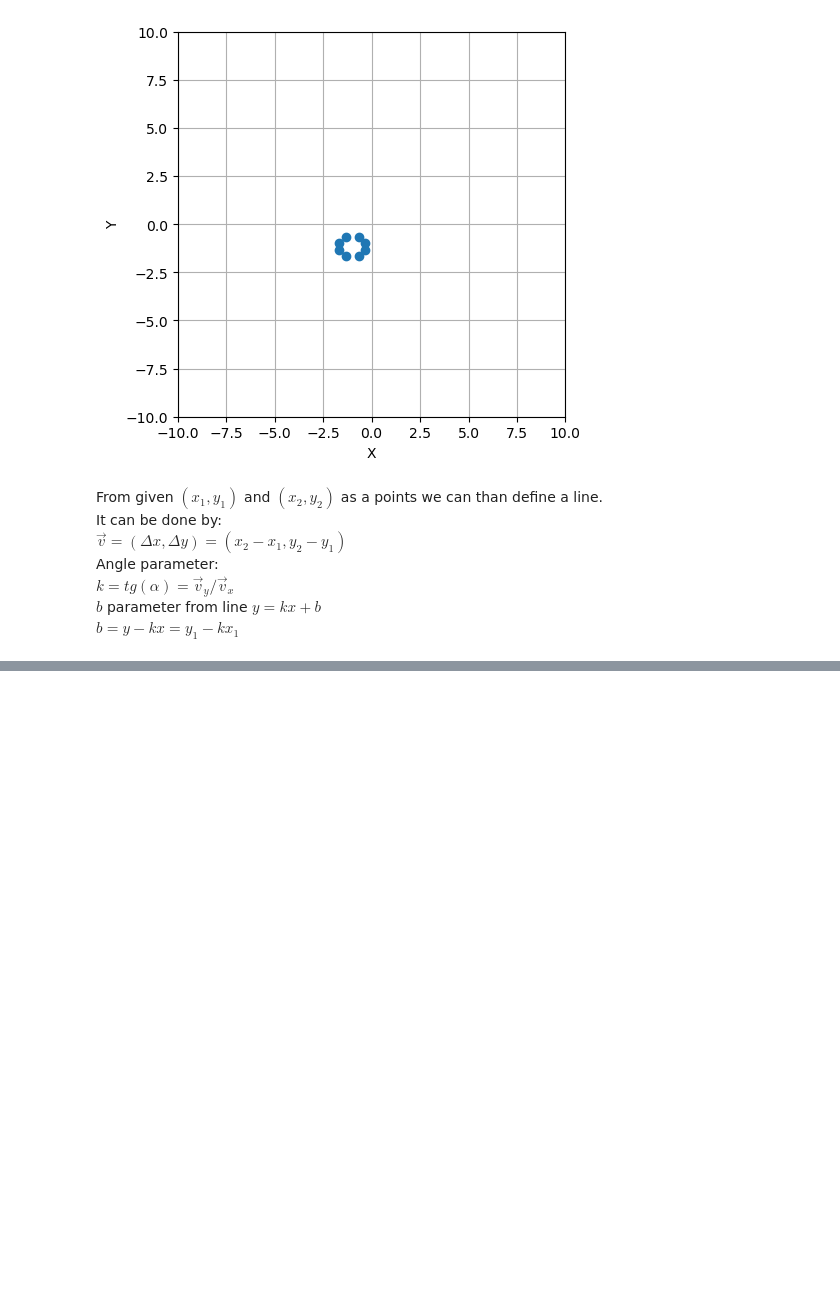
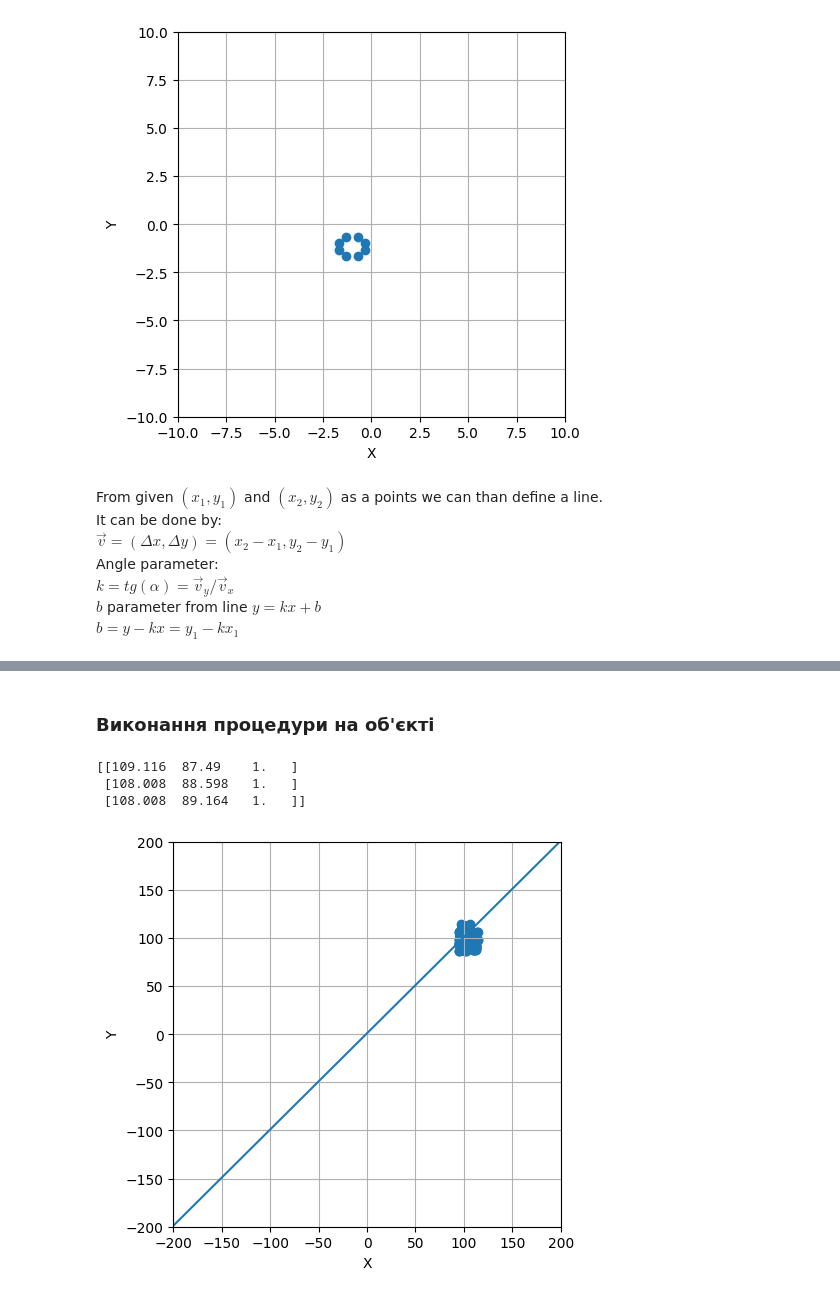
Before and after one commit to JavaConterry/Computer-Graphics, a Jupyter notebook: Worksheet.ipynb, the cells around one changed output, grey strips where cells are left out. Drawn from its saved outputs; the diff is of its cells as text; code cells hidden in the pictures; blank space fills up the shorter version.

```diff
--- a/Worksheet.ipynb
+++ b/Worksheet.ipynb
@@ -103,0 +136,17 @@ plot_object_with_line(vertices, line)
+# %% [markdown]
+### Виконання процедури на об'єкті
+# %%
+import pandas as pd
+
+pandas_df = pd.read_csv('figure_7.csv')
+data = pandas_df.to_numpy()
+
+data = np.c_[data, np.ones(data.shape[0])]
+print(data[:3, :])
+
+plot_object_with_line(data, line)
+# %% [output]
+[[109.116  87.49    1.   ]
+ [108.008  88.598   1.   ]
+ [108.008  89.164   1.   ]]
+[figure, added]
```
Also changed, not shown: parts of 3 cells of this notebook.
